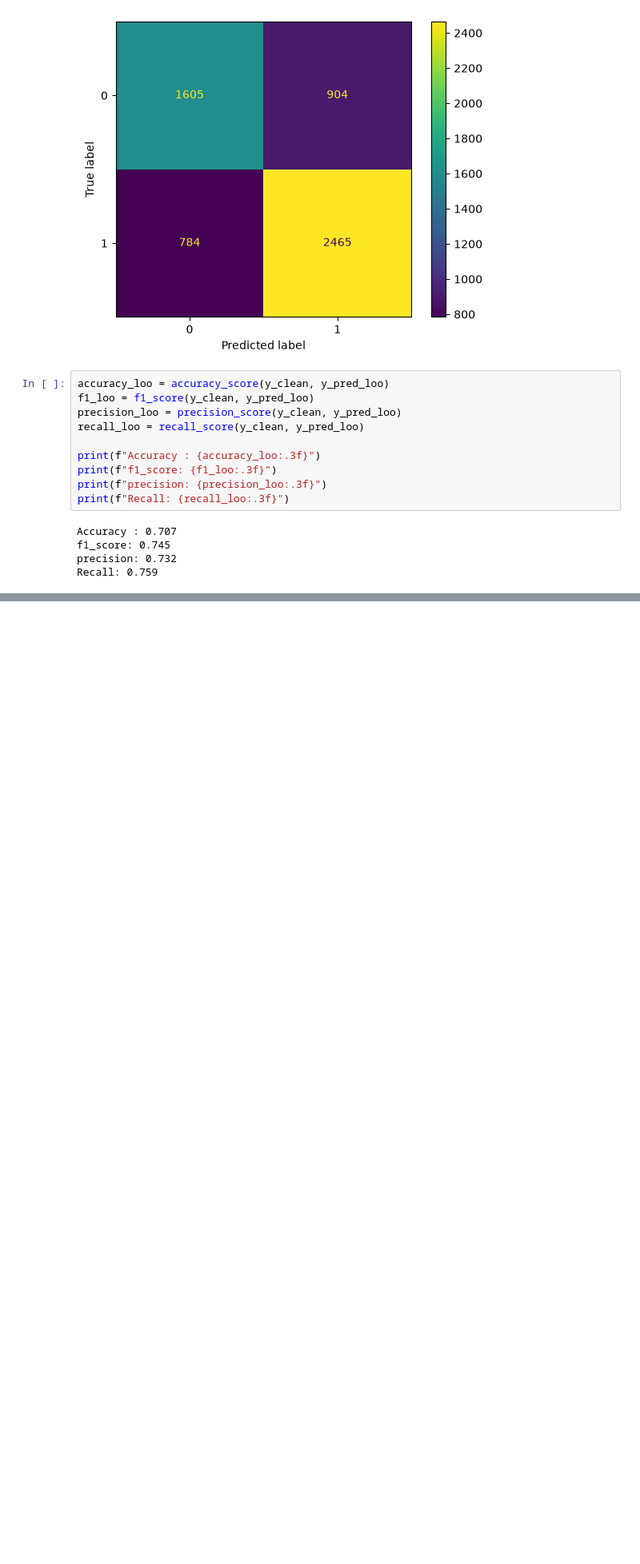
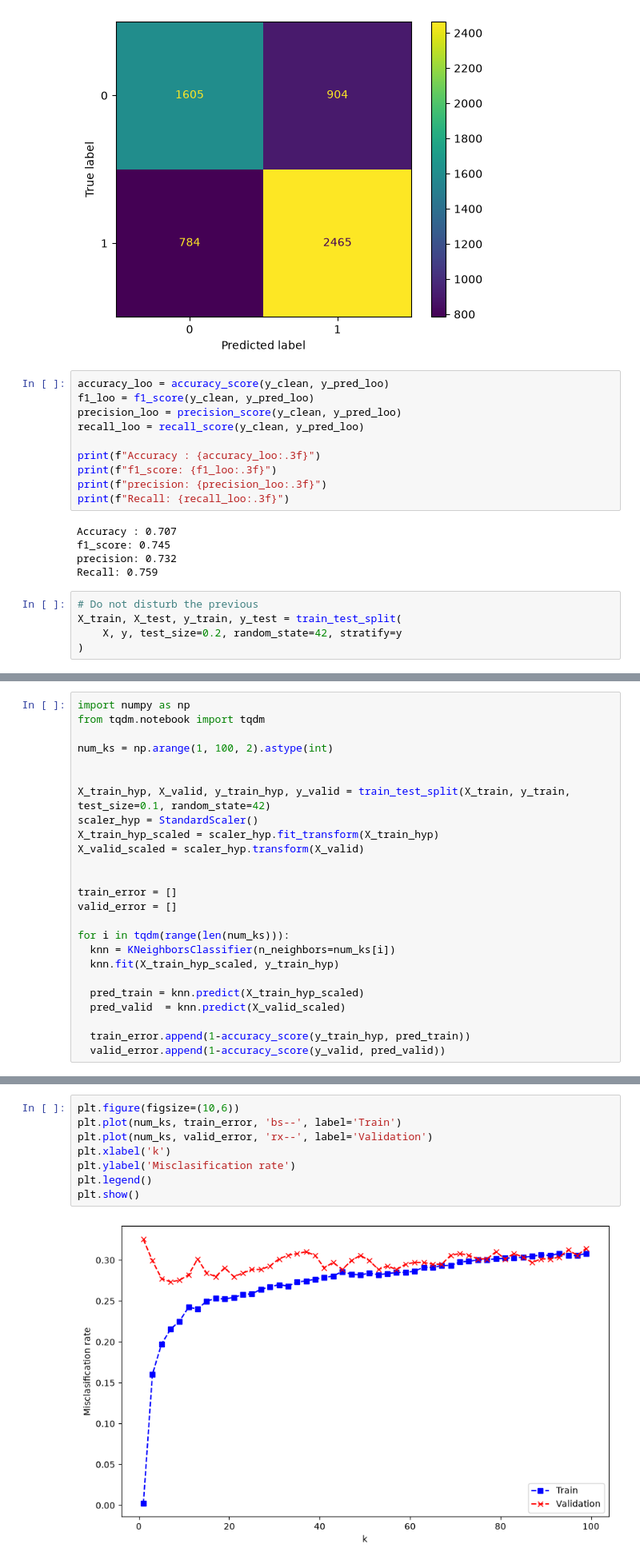
Before and after one commit to BoniYu/mutagenicity_knn, a Jupyter notebook: notebooks/eda.ipynb, the cells around one changed output, grey strips where cells are left out. Shown at 80% size. Cells and saved outputs as stored; diff of their text form; blank space fills up the shorter version.

```diff
--- a/notebooks/eda.ipynb
+++ b/notebooks/eda.ipynb
@@ -374,3 +374,8 @@ Accuracy : 0.707
 f1_score: 0.745
 precision: 0.732
 Recall: 0.759
+# %%
+# Do not disturb the previous
+X_train, X_test, y_train, y_test = train_test_split(
+    X, y, test_size=0.2, random_state=42, stratify=y
+)
@@ -376,0 +386,25 @@ Recall: 0.759
+# %%
+import numpy as np
+from tqdm.notebook import tqdm
+
+num_ks = np.arange(1, 100, 2).astype(int)
+
+
+X_train_hyp, X_valid, y_train_hyp, y_valid = train_test_split(X_train, y_train, test_size=0.1, random_state=42)
+scaler_hyp = StandardScaler()
+X_train_hyp_scaled = scaler_hyp.fit_transform(X_train_hyp)
+X_valid_scaled = scaler_hyp.transform(X_valid)
+
+
+train_error = []
+valid_error = []
+
+for i in tqdm(range(len(num_ks))):
+  knn = KNeighborsClassifier(n_neighbors=num_ks[i])
+  knn.fit(X_train_hyp_scaled, y_train_hyp)
+
+  pred_train = knn.predict(X_train_hyp_scaled)
+  pred_valid  = knn.predict(X_valid_scaled)
+
+  train_error.append(1-accuracy_score(y_train_hyp, pred_train))
+  valid_error.append(1-accuracy_score(y_valid, pred_valid))
@@ -376,0 +417,10 @@ Recall: 0.759
+# %%
+plt.figure(figsize=(10,6))
+plt.plot(num_ks, train_error, 'bs--', label='Train')
+plt.plot(num_ks, valid_error, 'rx--', label='Validation')
+plt.xlabel('k')
+plt.ylabel('Misclasification rate')
+plt.legend()
+plt.show()
+# %% [output]
+[figure, added]
```
Also changed, not shown: parts of 9 cells of this notebook.
